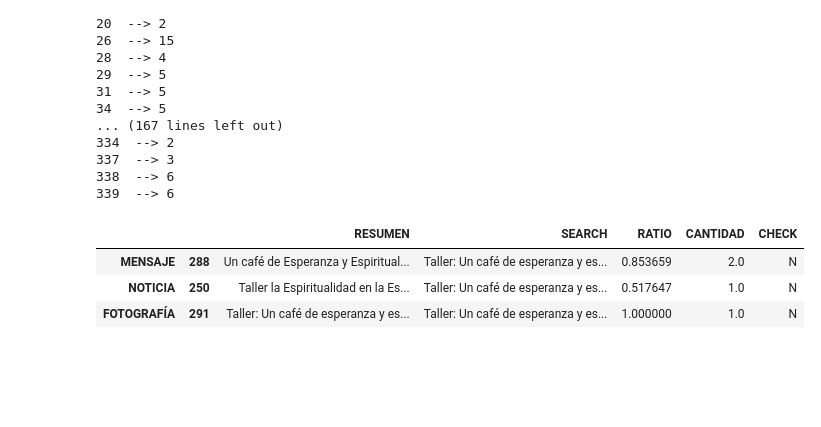
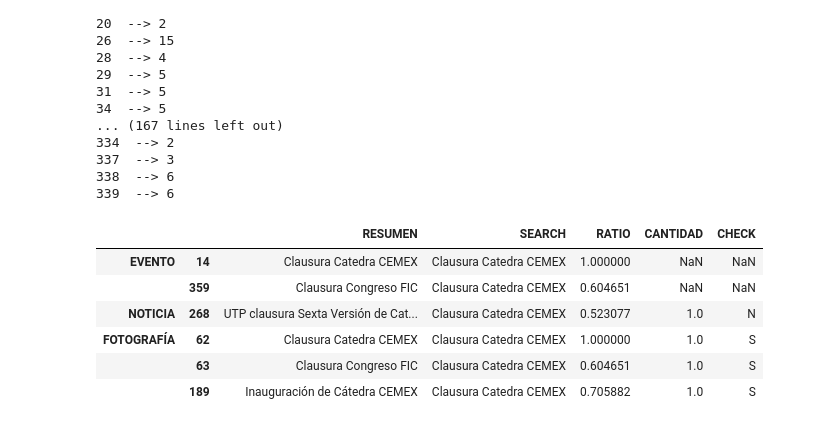
Before and after one commit to Susanelizabetth/manipulateDATA, a Jupyter notebook: DNotebook.ipynb, the cells around one changed output. Cells and saved outputs as stored; diff of their text form; code cells hidden in the pictures; blank space fills up the shorter version.

```diff
--- a/DNotebook.ipynb
+++ b/DNotebook.ipynb
@@ -394,16 +394,19 @@ for i in df_foto.index:
 338  --> 6
 339  --> 6
 # %%
-text = df_foto['FOTOGRAFÍA'][291]
+text = 'Clausura Catedra CEMEX'
 result = SearchFunc(text, df_new, 'EVENTO')
 result1 = SearchFunc(text, df_mensaje, 'MENSAJE')
 result2 = SearchFunc(text, df_noticia, 'NOTICIA')
 result3 = SearchFunc(text, df_foto, 'FOTOGRAFÍA')
 
 res = pd.concat([result, result1, result2, result3], keys=['EVENTO','MENSAJE', 'NOTICIA', 'FOTOGRAFÍA'])
 res
 # %% [output]
 |  |  | RESUMEN | SEARCH | RATIO | CANTIDAD | CHECK |
-| MENSAJE | 288 | Un café de Esperanza y Espiritual... | Taller: Un café de esperanza y es... | 0.853659 | 2.0 | N |
-| NOTICIA | 250 | Taller la Espiritualidad en la Es... | Taller: Un café de esperanza y es... | 0.517647 | 1.0 | N |
-| FOTOGRAFÍA | 291 | Taller: Un café de esperanza y es... | Taller: Un café de esperanza y es... | 1.000000 | 1.0 | N |
+| EVENTO | 14 | Clausura Catedra CEMEX | Clausura Catedra CEMEX | 1.000000 | NaN | NaN |
+|  | 359 | Clausura Congreso FIC | Clausura Catedra CEMEX | 0.604651 | NaN | NaN |
+| NOTICIA | 268 | UTP clausura Sexta Versión de Cat... | Clausura Catedra CEMEX | 0.523077 | 1.0 | N |
+| FOTOGRAFÍA | 62 | Clausura Catedra CEMEX | Clausura Catedra CEMEX | 1.000000 | 1.0 | S |
+|  | 63 | Clausura Congreso FIC | Clausura Catedra CEMEX | 0.604651 | 1.0 | S |
+|  | 189 | Inauguración de Cátedra CEMEX | Clausura Catedra CEMEX | 0.705882 | 1.0 | S |
```
Also changed, not shown: parts of 12 cells of this notebook, 1 other file.
